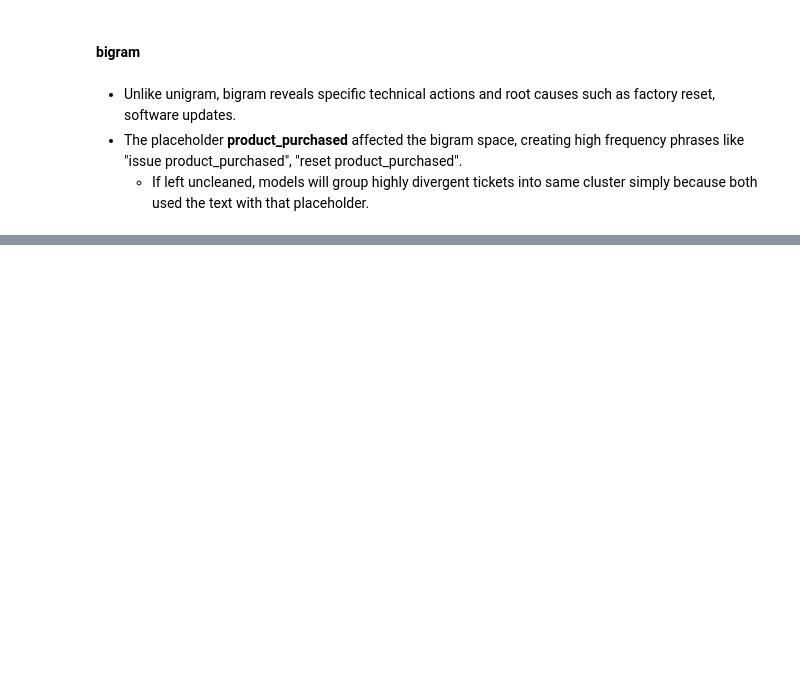
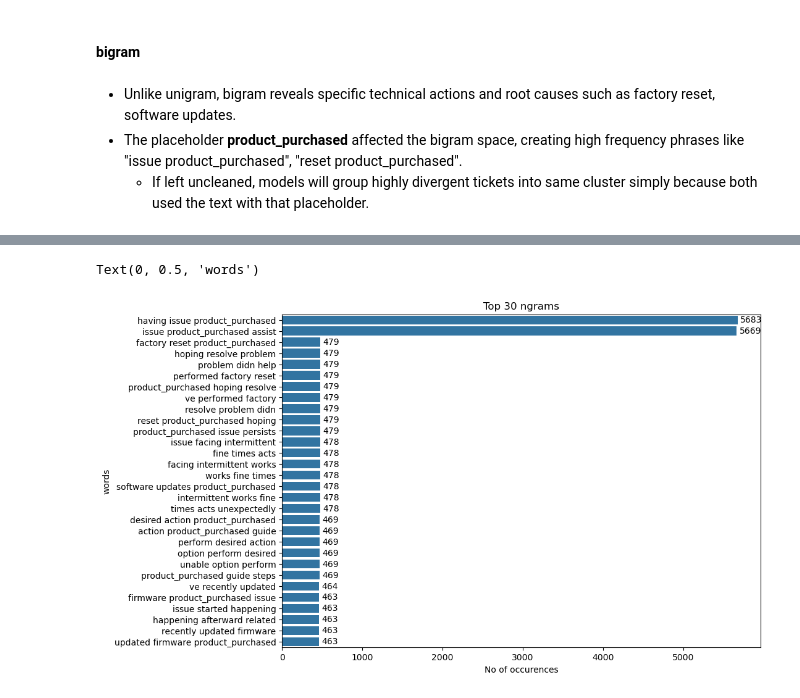
Before and after one commit to Razan-88/TextAnalytics-CW-Task4, a Jupyter notebook: analytics_pipeline/EDA.ipynb, the cells around one changed output, grey strips where cells are left out. Cells and saved outputs as stored; diff of their text form; code cells hidden in the pictures; blank space fills up the shorter version.

```diff
--- a/analytics_pipeline/EDA.ipynb
+++ b/analytics_pipeline/EDA.ipynb
@@ -984,0 +988,6 @@ Text(0, 0.5, 'words')
+# %%
+# create a n-gram vectorizer to identify common word pairs in ticket descriptions that may indicate specific issues or themes raised by customers.
+
+ngram_vectorizer = CountVectorizer(ngram_range=(3,3), stop_words='english', max_features = 30)
+ngram_matrix = ngram_vectorizer.fit_transform(df_descr['Ticket Description'])
+ngram_vectorizer.vocabulary_
@@ -985,3 +1012,23 @@ Text(0, 0.5, 'words')
+# %%
+ngram_freq = pd.DataFrame(
+    ngram_matrix.sum(axis = 0).T,
+    index = ngram_vectorizer.get_feature_names_out(),
+    columns = ["Frequency"]
+).sort_values(by="Frequency", ascending = False)
+# %%
+# visualize the top 30 ngrams to identify common word pairs in ticket descriptions that may indicate specific issues or themes raised by customers.
+
+plt.figure(figsize=(10,7))
+
+ngram_plot = sns.barplot(x=ngram_freq['Frequency'], y=ngram_freq.index)
+
+ngram_plot.bar_label(ngram_plot.containers[0], fmt="%d", padding = 3)
+plt.title("Top 30 ngrams")
+plt.xlabel("No of occurences")
+plt.ylabel("words")
+# %% [output]
+Text(0, 0.5, 'words')
+[figure, added]
 # %%
 # Save the file to use it in preprocessing step
 
```
Also changed, not shown: parts of 8 cells of this notebook.
